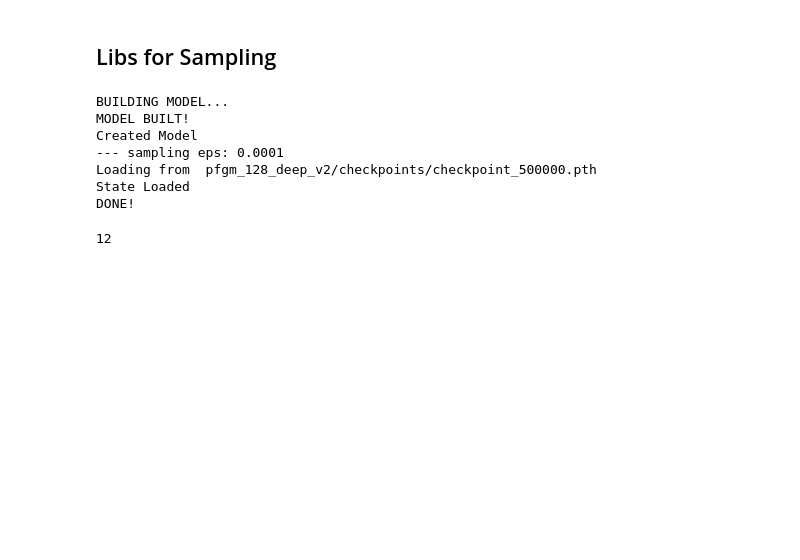
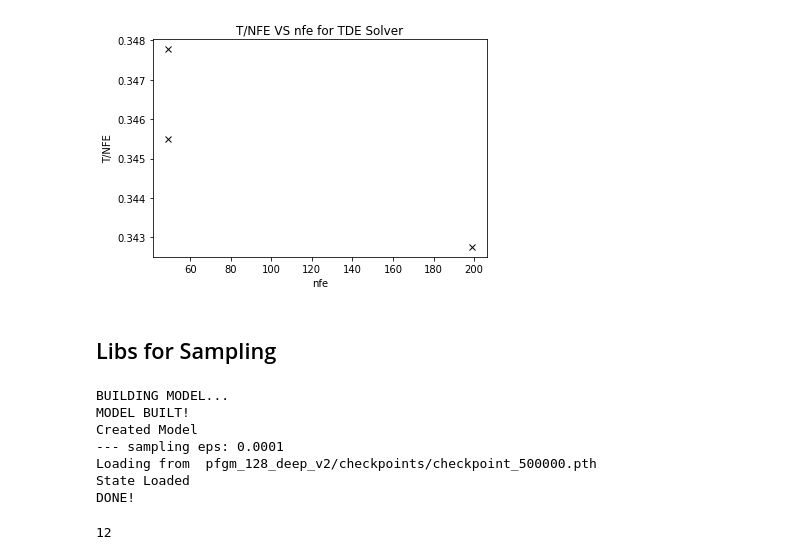
Before and after one commit to Newbeeer/Poisson_flow, a Jupyter notebook: tester.ipynb, the cells around one changed output. Saved outputs shown, nothing was run; the diff lists cells and outputs as text; code cells hidden in the pictures; blank space fills up the shorter version.

```diff
--- a/tester.ipynb
+++ b/tester.ipynb
@@ -50,0 +56,6 @@ args.config.eval.show_sampling = True
+# %%
+import pandas as pd
+import glob
+import json
+root = 'pfgm_128_deep_v2/ckpt_500000'
+files = glob.glob(f"{root}/*/metrics.txt")
@@ -50,0 +113,16 @@ args.config.eval.show_sampling = True
+# %%
+df = pd.DataFrame()
+frames = []
+for idx, f in enumerate(files):
+    test = {}
+    with open(f, 'r') as jf:
+        test = json.load(jf)
+    #TODO ADD NFE
+    cfg = etract_configs(f)
+    test.update(cfg)
+    metrics = pd.DataFrame(data=test, index = [idx])
+    frames.append(metrics)
+
+df = pd.concat(frames)
+df['t/nfe'] = df['t'] / df['nfe']
+df
@@ -51,3 +161,19 @@ args.config.eval.show_sampling = True
+# %%
+df_tde = df[df['os'] == "torchdiffeq"]
+df_rk = df[df['os'] == "rk45"]
+df_ie = df[df['os'] == "impeuler"]
+# %%
+metric = 't/nfe'
+param = "nfe"
+frame = df_ie
+
+plt.title(f"{metric.upper()} VS {param} for TDE Solver")
+plt.plot(frame[param], frame[metric], 'xk')
+plt.xlabel(param)
+plt.ylabel(metric.upper())
+plt.show()
+# %% [output]
+[figure, added]
 # %% [markdown]
 ## Libs for Sampling
 # %%
```
Also changed, not shown: parts of 32 cells of this notebook, 14 other files.
